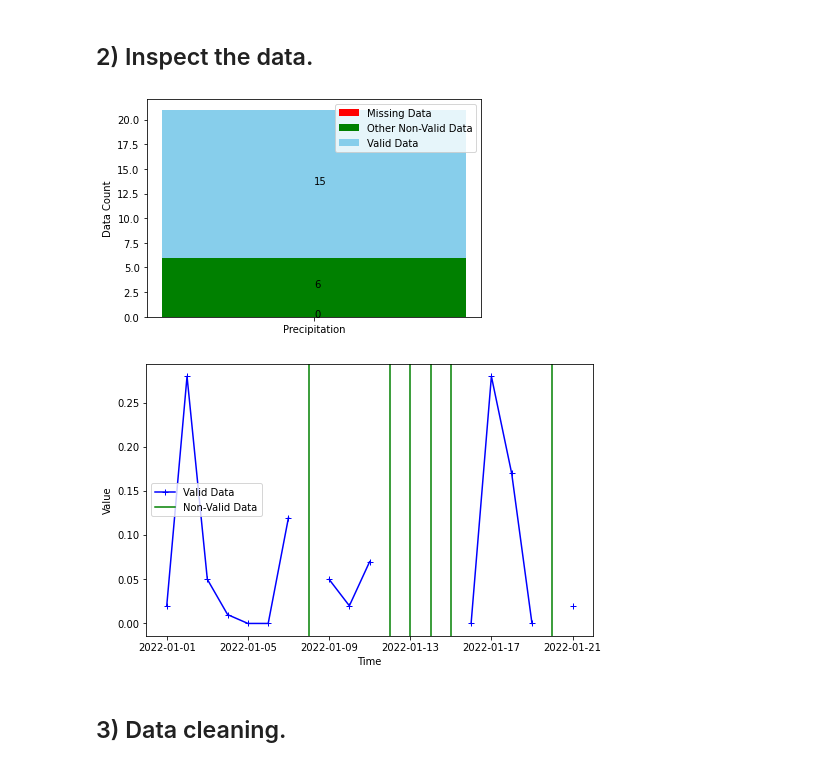
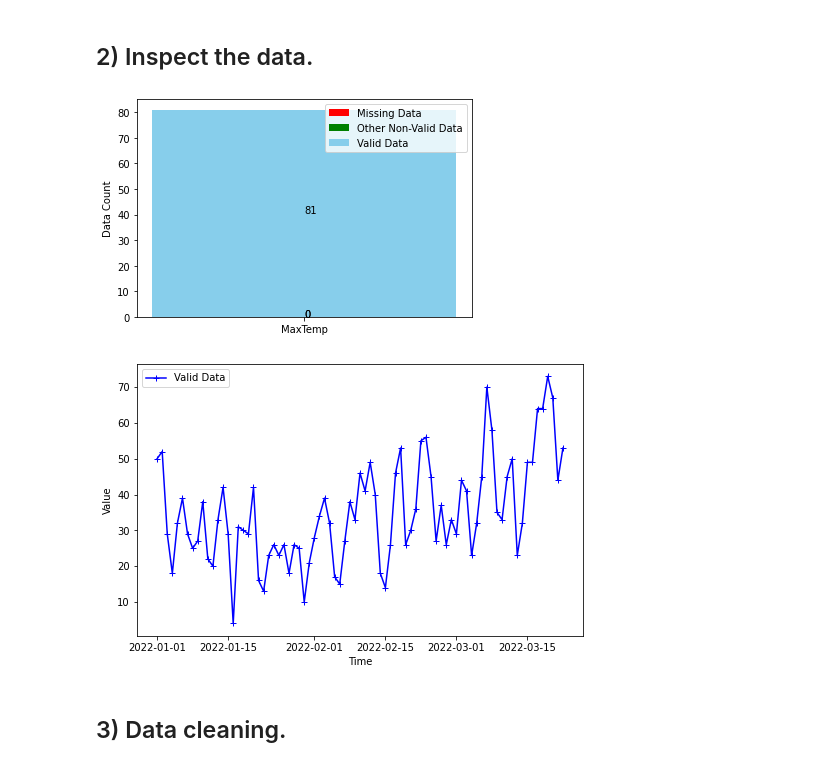
Before and after one commit to alex-l-young/pydrology, a Jupyter notebook: Examples/acis_data_request.ipynb, the cells around one changed output. Saved outputs shown, nothing was run; the diff lists cells and outputs as text; code cells hidden in the pictures.

```diff
--- a/Examples/acis_data_request.ipynb
+++ b/Examples/acis_data_request.ipynb
@@ -31,9 +31,8 @@ met_elements = ['maxt', 'mint', 'snow', 'avgt', 'pcpn']
 
 # Date range.
 start_date = '2022-01-01'  # YYYY-mm-dd.
-end_date = '2022-01-21'
+end_date = '2022-03-22'
 
 
 ## Make the request.
 acis_df = request_acis_data(met_elements, site_id, start_date, end_date)
-acis_df
@@ -59,18 +40,18 @@ acis_df
 ## 2) Inspect the data.
 # %%
 # Plotting column names and missing value.
-data_column_name = 'Precipitation'
+data_column_name = 'MaxTemp'
 time_column_name = 'Date'
 missing_value = 'M'
 
 # Plot the valid, missing, and non-valid data as a bar chart.
 plotting.plot_missing_ratio(acis_df, data_column_name)
 
 # Plot the data as a time series.
 plotting.plot_data_timeseries(acis_df, data_column_name, time_column_name, missing_value=missing_value)
 # %% [output]
-[figure, old version]
+[figure, new version]
-[figure, old version]
+[figure, new version]
 # %% [markdown]
 ## 3) Data cleaning.
 # %%
```
Also changed, not shown: parts of 2 cells of this notebook, 1 other file.
